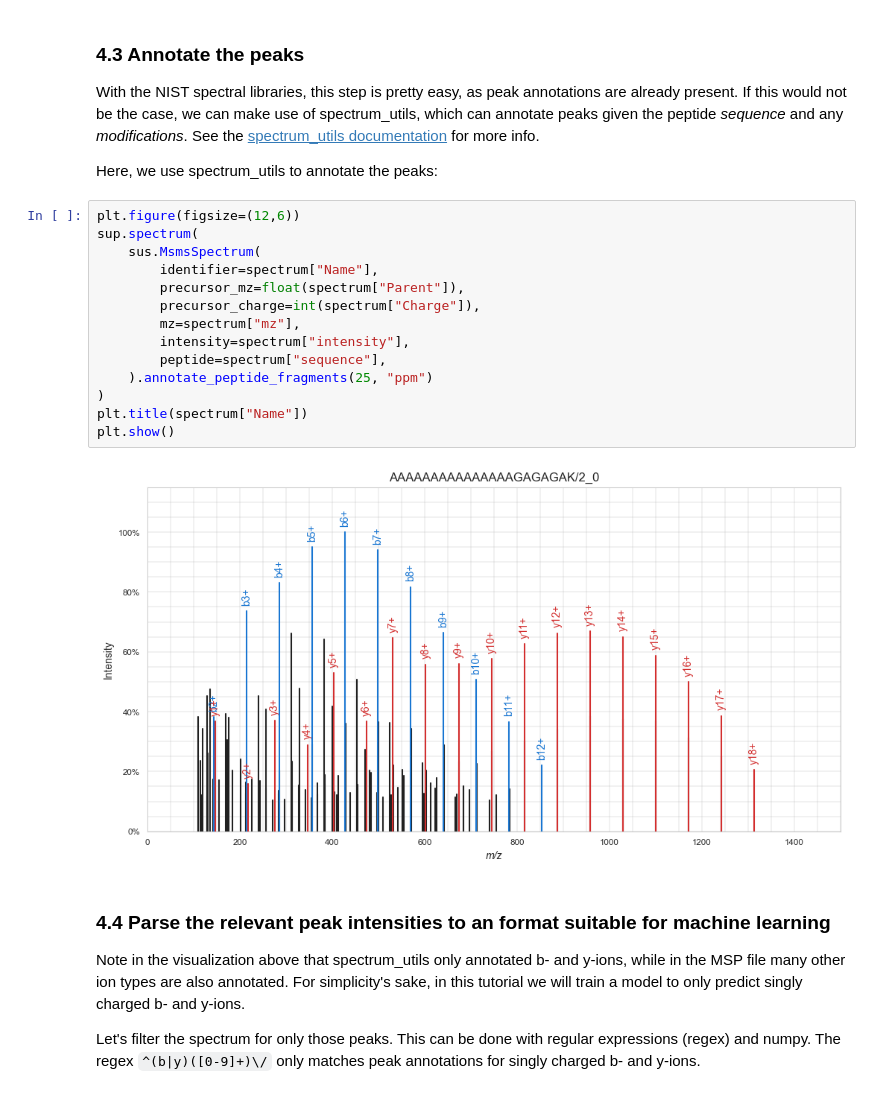
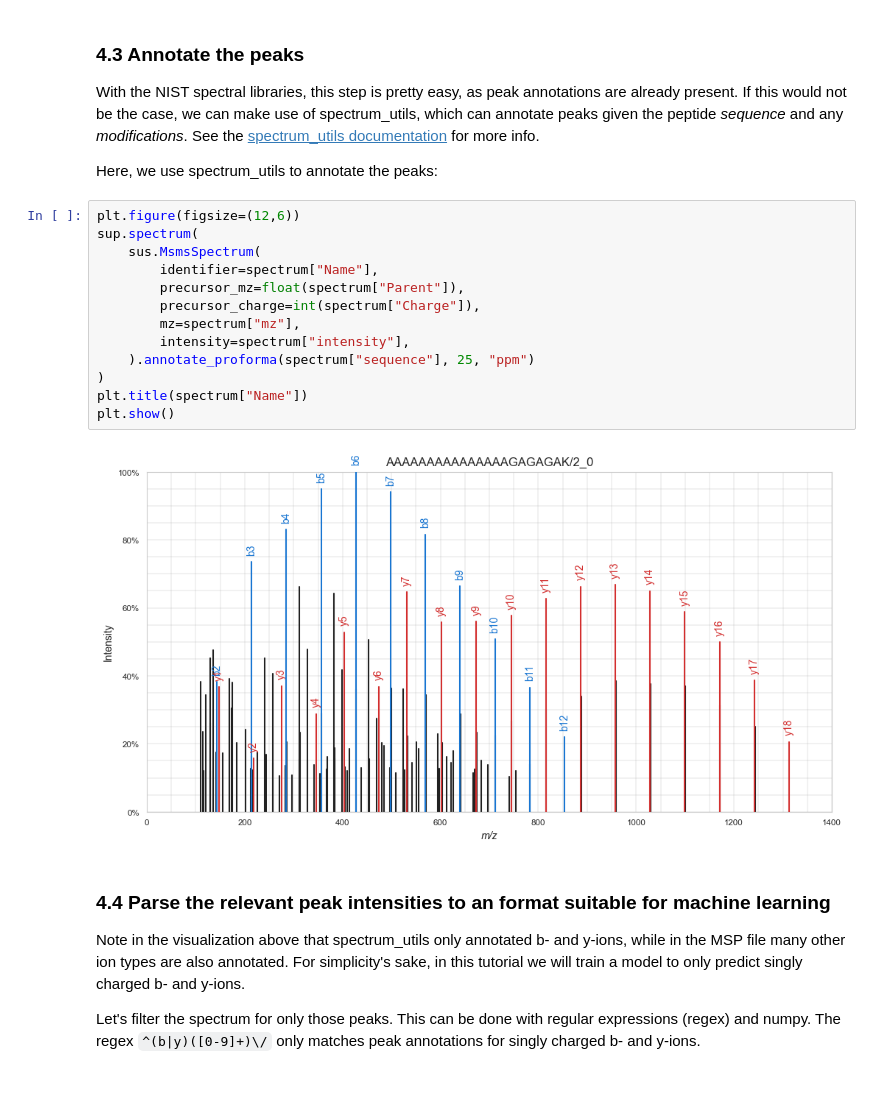
Before and after one commit to ProteomicsML/ProteomicsML, a Jupyter notebook: tutorials/fragmentation/nist-1-parsing-spectral-library.ipynb, the cells around one changed output. Cells and saved outputs as stored; diff of their text form.

Commit message:
Update fragmentation notebooks

```diff
--- a/tutorials/fragmentation/nist-1-parsing-spectral-library.ipynb
+++ b/tutorials/fragmentation/nist-1-parsing-spectral-library.ipynb
@@ -353,19 +356,18 @@ Here, we use spectrum_utils to annotate the peaks:
 # %%
 plt.figure(figsize=(12,6))
 sup.spectrum(
     sus.MsmsSpectrum(
         identifier=spectrum["Name"],
         precursor_mz=float(spectrum["Parent"]),
         precursor_charge=int(spectrum["Charge"]),
         mz=spectrum["mz"],
         intensity=spectrum["intensity"],
-        peptide=spectrum["sequence"],
-    ).annotate_peptide_fragments(25, "ppm")
+    ).annotate_proforma(spectrum["sequence"], 25, "ppm")
 )
 plt.title(spectrum["Name"])
 plt.show()
 # %% [output]
-[figure, old version]
+[figure, new version]
 # %% [markdown]
 ### 4.4 Parse the relevant peak intensities to an format suitable for machine learning
 
```
Also changed, not shown: parts of 8 cells of this notebook, 1 other file.
